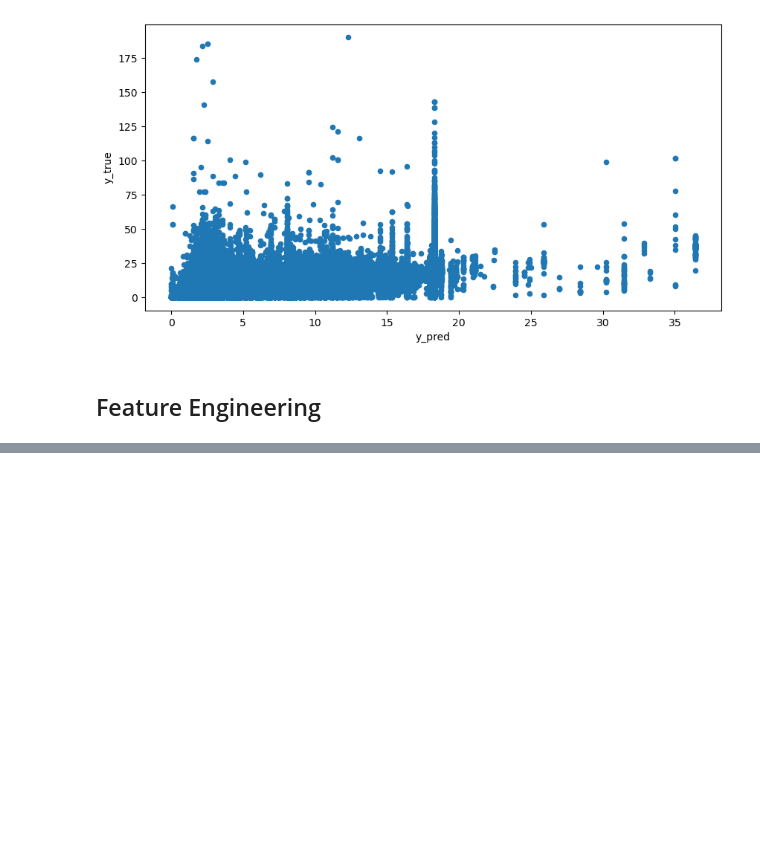
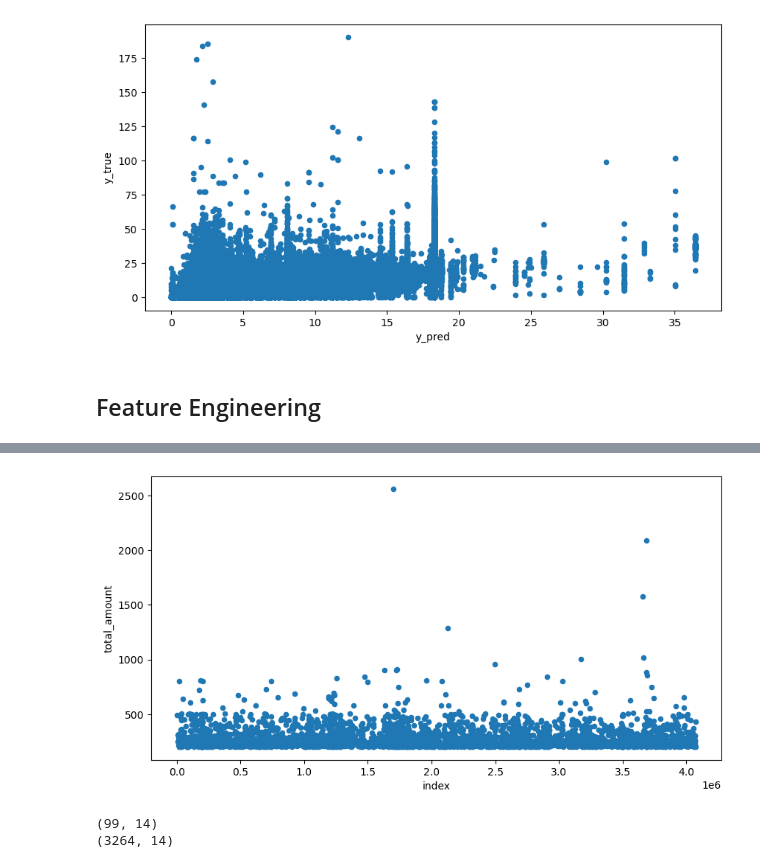
Before and after one commit to TinyHaitch/taxi_analysis, a Jupyter notebook: Untitled.ipynb, the cells around one changed output, grey strips where cells are left out. Drawn from its saved outputs; the diff is of its cells as text; code cells hidden in the pictures; blank space fills up the shorter version.

```diff
--- a/Untitled.ipynb
+++ b/Untitled.ipynb
@@ -479,0 +466,11 @@ new_useful_data.columns.to_list()
+# %%
+new_useful_data[new_useful_data['total_amount'] > 200].plot(kind='scatter', x='index', y='total_amount', figsize=(10, 5))
+plt.show()
+# %% [output]
+[figure, added]
+# %%
+print(new_useful_data[new_useful_data['total_amount'] > 500].shape)
+print(new_useful_data[new_useful_data['total_amount'] > 200].shape)
+# %% [output]
+(99, 14)
+(3264, 14)
```
Also changed, not shown: parts of 13 cells of this notebook.
